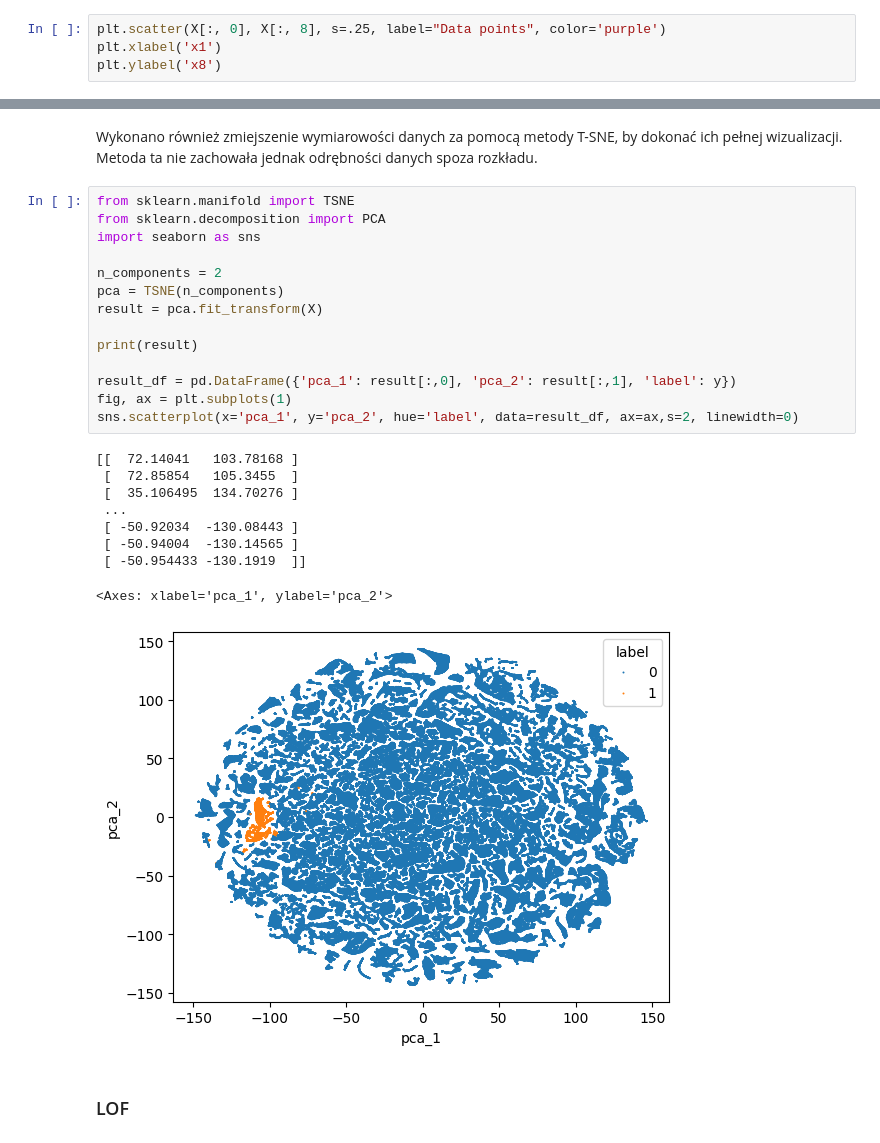
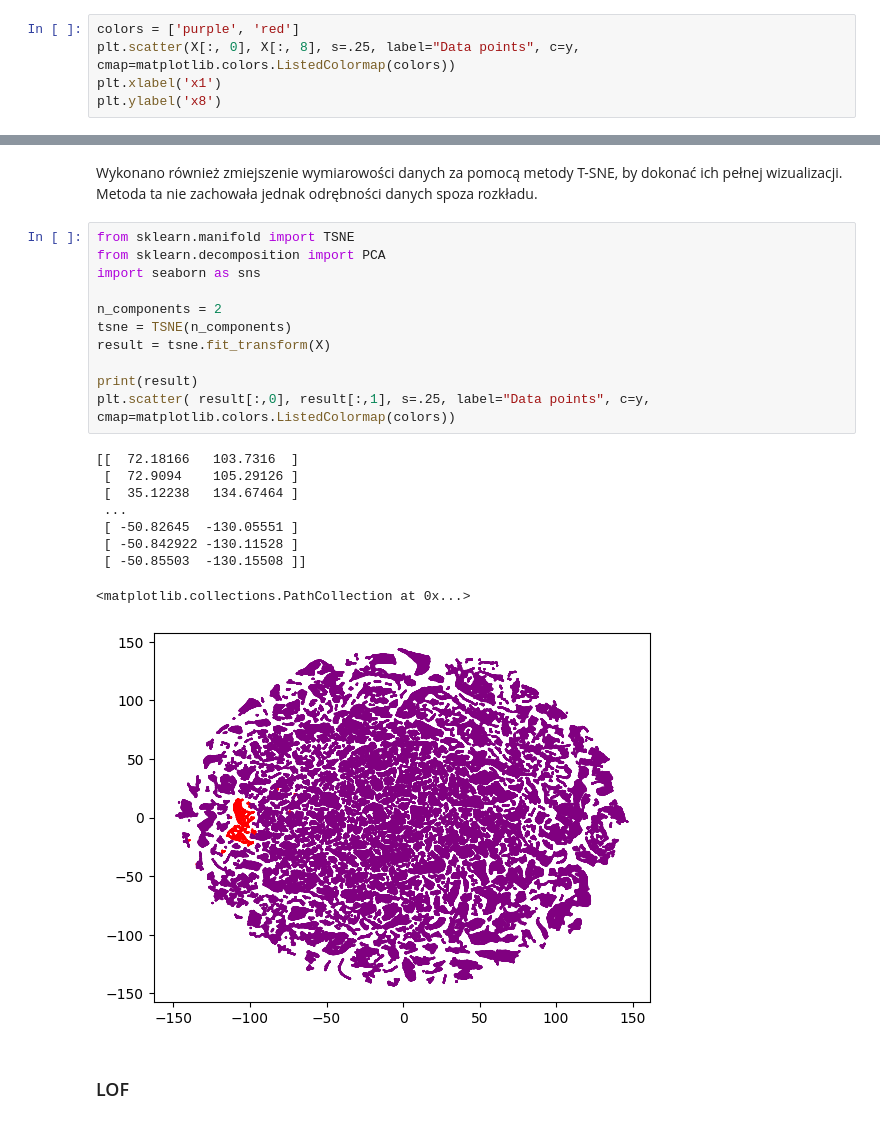
Before and after one commit to mgraves236/anomaly_detection, a Jupyter notebook: ICT_projekt.ipynb, the cells around one changed output, grey strips where cells are left out. Cells and saved outputs as stored; diff of their text form.

```diff
--- a/ICT_projekt.ipynb
+++ b/ICT_projekt.ipynb
@@ -80,7 +81,8 @@ plt.ylabel('częstość')
 Text(0, 0.5, 'częstość')
 [figure]
 # %%
-plt.scatter(X[:, 0], X[:, 8], s=.25, label="Data points", color='purple')
+colors = ['purple', 'red']
+plt.scatter(X[:, 0], X[:, 8], s=.25, label="Data points", c=y, cmap=matplotlib.colors.ListedColormap(colors))
 plt.xlabel('x1')
 plt.ylabel('x8')
 # %% [output]
@@ -91,27 +93,24 @@ Wykonano również zmiejszenie wymiarowości danych za pomocą metody T-SNE, by
 # %%
 from sklearn.manifold import TSNE
 from sklearn.decomposition import PCA
 import seaborn as sns
 
 n_components = 2
-pca = TSNE(n_components)
-result = pca.fit_transform(X)
+tsne = TSNE(n_components)
+result = tsne.fit_transform(X)
 
 print(result)
-
-result_df = pd.DataFrame({'pca_1': result[:,0], 'pca_2': result[:,1], 'label': y})
-fig, ax = plt.subplots(1)
-sns.scatterplot(x='pca_1', y='pca_2', hue='label', data=result_df, ax=ax,s=2, linewidth=0)
+plt.scatter( result[:,0], result[:,1], s=.25, label="Data points", c=y, cmap=matplotlib.colors.ListedColormap(colors))
 # %% [output]
-[[  72.14041   103.78168 ]
- [  72.85854   105.3455  ]
- [  35.106495  134.70276 ]
+[[  72.18166   103.7316  ]
+ [  72.9094    105.29126 ]
+ [  35.12238   134.67464 ]
  ...
- [ -50.92034  -130.08443 ]
- [ -50.94004  -130.14565 ]
- [ -50.954433 -130.1919  ]]
+ [ -50.82645  -130.05551 ]
+ [ -50.842922 -130.11528 ]
+ [ -50.85503  -130.15508 ]]
-<Axes: xlabel='pca_1', ylabel='pca_2'>
+<matplotlib.collections.PathCollection at 0x...>
-[figure, old version]
+[figure, new version]
 # %% [markdown]
 ### LOF
 # %% [markdown]
```
Also changed, not shown: parts of 45 cells of this notebook.
